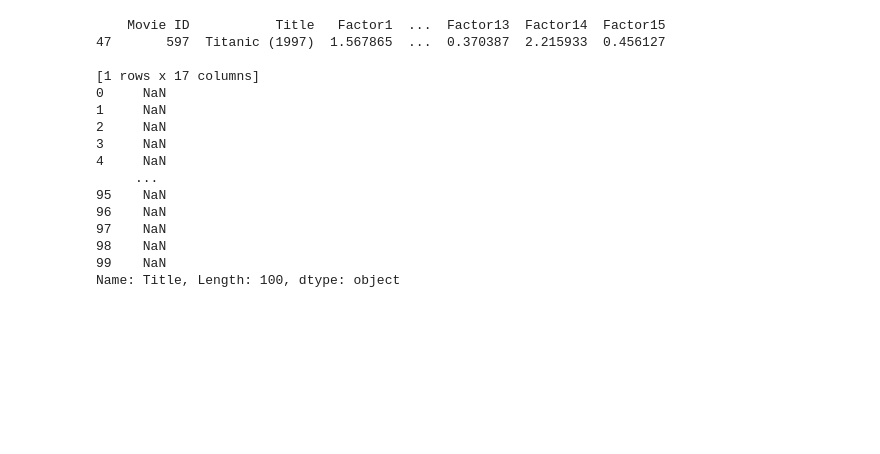
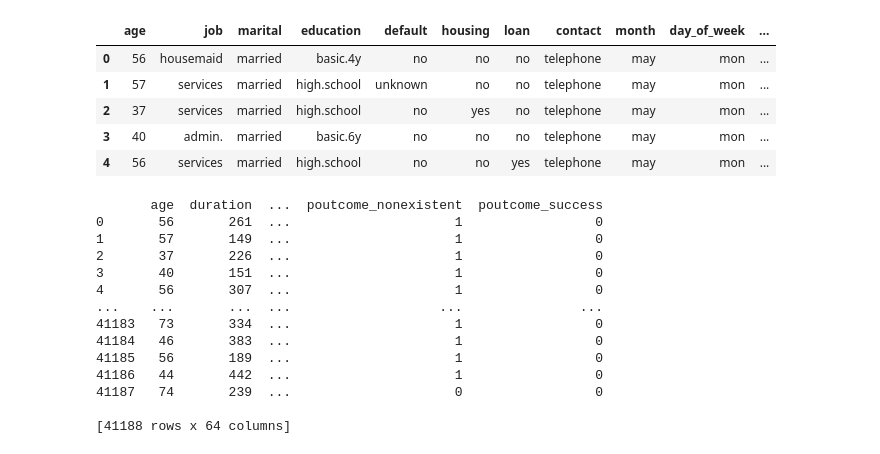
Before and after one commit to DharmikPatel916/CE888, a Jupyter notebook: Praticals/Week 3/bank_classification.ipynb, the cells around one changed output. Saved outputs shown, nothing was run; the diff lists cells and outputs as text; code cells hidden in the pictures; blank space fills up the shorter version.

```diff
--- a/Praticals/Week 3/bank_classification.ipynb
+++ b/Praticals/Week 3/bank_classification.ipynb
@@ -293,20 +2,0 @@ Name: Factor3, dtype: float64
-# %%
-print(tmp_item[items['Factor12'] == min(items['Factor12'])])
-print(tmp_item[items['Movie ID'] == tmp_item[items['Factor4'] == max(items['Factor4'])]]['Title'])
-# %% [output]
-    Movie ID           Title   Factor1  ...  Factor13  Factor14  Factor15
-47       597  Titanic (1997)  1.567865  ...  0.370387  2.215933  0.456127
-
-[1 rows x 17 columns]
-0     NaN
-1     NaN
-2     NaN
-3     NaN
-4     NaN
-     ...
-95    NaN
-96    NaN
-97    NaN
-98    NaN
-99    NaN
-Name: Title, Length: 100, dtype: object
@@ -312,0 +24,11 @@ Name: Title, Length: 100, dtype: object
+# %%
+# Load the data
+df = pd.read_csv('https://raw.githubusercontent.com/albanda/CE888/master/lab3/bank-additional-full.csv', delimiter=";")
+df.head()
+# %% [output]
+|  | age | job | marital | education | default | housing | loan | contact | month | day_of_week | ... |
+| 0 | 56 | housemaid | married | basic.4y | no | no | no | telephone | may | mon | ... |
+| 1 | 57 | services | married | high.school | unknown | no | no | telephone | may | mon | ... |
+| 2 | 37 | services | married | high.school | no | yes | no | telephone | may | mon | ... |
+| 3 | 40 | admin. | married | basic.6y | no | no | no | telephone | may | mon | ... |
+| 4 | 56 | services | married | high.school | no | no | yes | telephone | may | mon | ... |
@@ -312,0 +38,19 @@ Name: Title, Length: 100, dtype: object
+# %%
+#Creating dummies to convert the categorical columns to numerical columns
+df_dummies = pd.get_dummies(df)
+print(df_dummies)
+# %% [output]
+       age  duration  ...  poutcome_nonexistent  poutcome_success
+0       56       261  ...                     1                 0
+1       57       149  ...                     1                 0
+2       37       226  ...                     1                 0
+3       40       151  ...                     1                 0
+4       56       307  ...                     1                 0
+...    ...       ...  ...                   ...               ...
+41183   73       334  ...                     1                 0
+41184   46       383  ...                     1                 0
+41185   56       189  ...                     1                 0
+41186   44       442  ...                     1                 0
+41187   74       239  ...                     0                 0
+
+[41188 rows x 64 columns]
```
Also changed, not shown: parts of 54 cells of this notebook.
